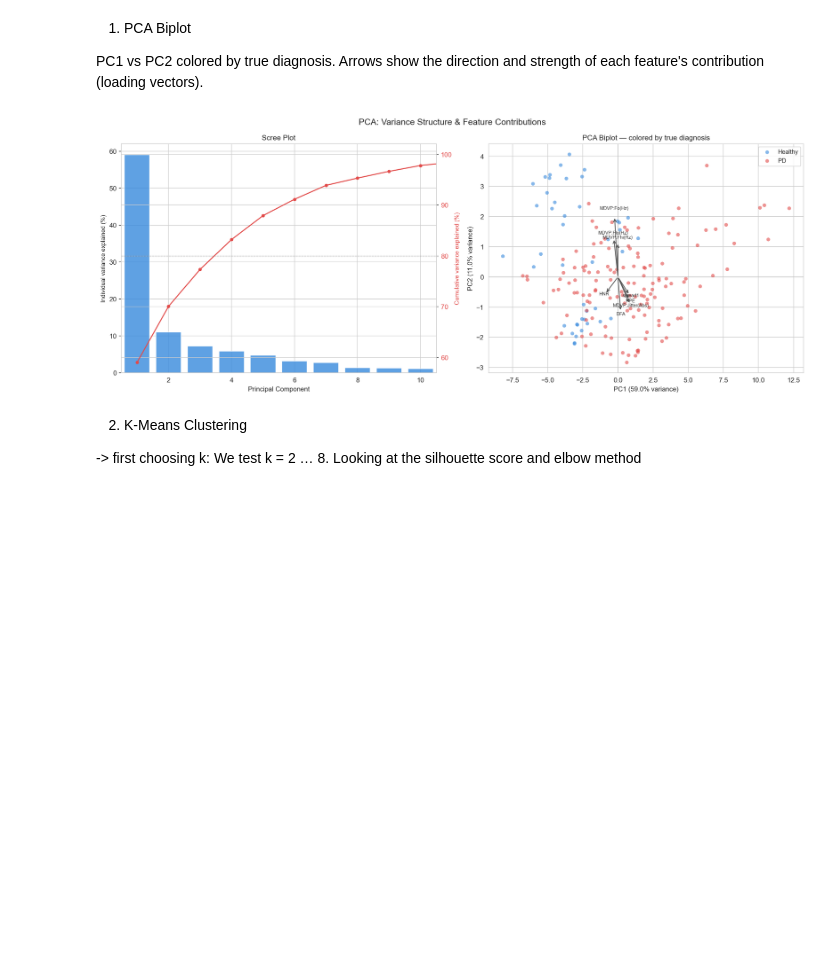
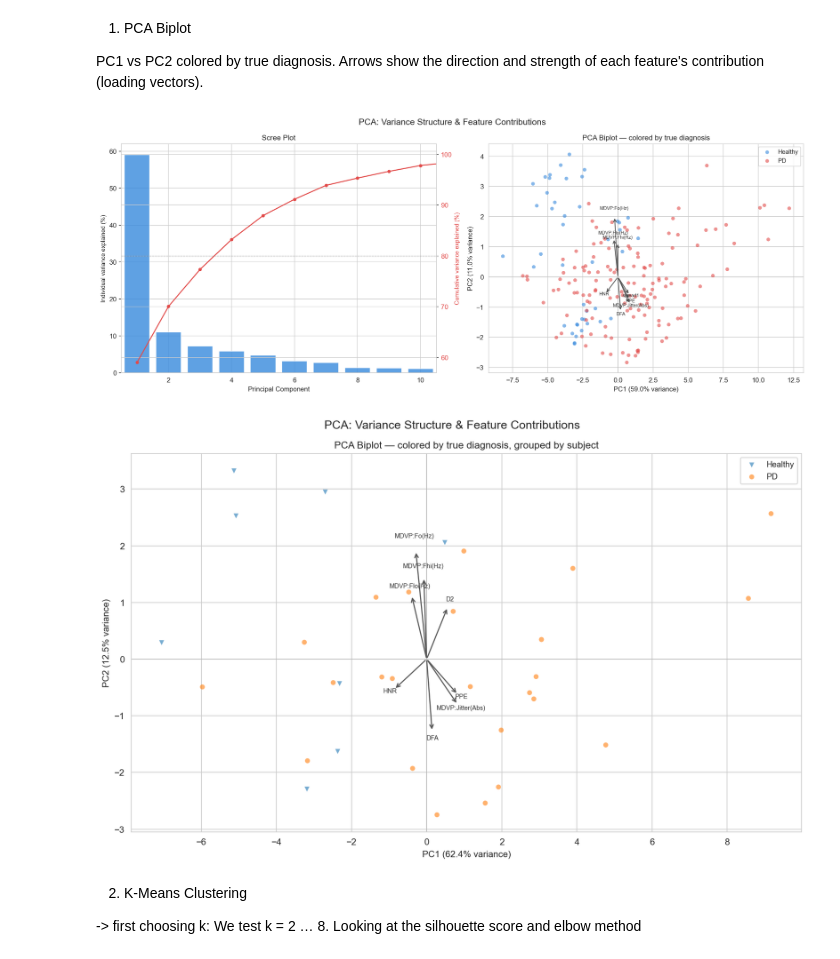
Before and after one commit to nataliia-stempkovska/FoDS-Parkinson, a Jupyter notebook: models/unsupervised-ml/clustering_analysis.ipynb, the cells around one changed output. Drawn from its saved outputs; the diff is of its cells as text; code cells hidden in the pictures; blank space fills up the shorter version.

Commit message:
smote comparison and gourped pcr biplot

```diff
--- a/models/unsupervised-ml/clustering_analysis.ipynb
+++ b/models/unsupervised-ml/clustering_analysis.ipynb
@@ -58,6 +58,20 @@ df = df.dropna().reset_index(drop=True)
 features = [c for c in df.columns if c not in ['name', 'subject', 'status']]
 y_true   = df['status'].values.astype(int)   # 1 = PD, 0 = Healthy
 
+subject_ids =  df['subject'].unique()
+
+# Group by subject and compute mean of all features at once
+df_grouped = df.groupby('subject')[features].mean().reset_index()
+
+# Add back the status label (same for all rows of a subject, so just take the first)
+df_grouped['status'] = df.groupby('subject')['status'].first().values
+
+y_true_grouped = df_grouped['status'].values.astype(int)
+
+
+print(df_grouped.shape)
+
+
 print(f'Recordings: {len(df)}  |  Features: {len(features)}')
 print(f'PD: {(y_true==1).sum()}  |  Healthy: {(y_true==0).sum()}')
 # %% [output]
@@ -151,6 +166,57 @@ plt.savefig('outputs/clustering_pca_biplot.png', dpi=200, bbox_inches='tight')
 plt.show()
 # %% [output]
 [figure]
+# %%
+# pca biplot grouped by name
+
+X_raw_grouped = df_grouped[features].copy()
+
+for f in LOG_FEATS:
+    if f in X_raw_grouped.columns and (X_raw_grouped[f] > 0).all():
+        X_raw_grouped[f] = np.log(X_raw_grouped[f])
+
+X_scaled_grouped = scaler.fit_transform(X_raw_grouped)
+
+# PCA for visualisation and biplot
+pca = PCA()
+X_pca_grouped = pca.fit_transform(X_scaled_grouped)
+ev_ratio = pca.explained_variance_ratio_
+
+fig, ax = plt.subplots(figsize=(11, 7))
+
+
+
+# scatter by true label
+for g, label, marker in [(0, 'Healthy', "v", ), (1, 'PD', "o")]:
+    m = y_true_grouped == g
+    ax.scatter(X_pca_grouped[m, 0], X_pca_grouped[m, 1],
+               marker=marker, label=label, alpha=0.6, s=30, edgecolors='none')
+
+# loading vectors — top 8 by magnitude in PC1/PC2 plane
+loadings = pca.components_[:2].T   # shape (n_features, 2)
+magnitudes = np.linalg.norm(loadings, axis=1)
+top_idx = np.argsort(magnitudes)[::-1][:8]
+
+scale = 3.5  # scale arrows to fit plot
+for i in top_idx:
+    ax.annotate('', xy=(loadings[i,0]*scale, loadings[i,1]*scale), xytext=(0,0),
+                arrowprops=dict(arrowstyle='->', color='#555555', lw=1.2))
+    ax.text(loadings[i,0]*scale*1.12, loadings[i,1]*scale*1.12,
+            features[i], fontsize=7, color='#333333', ha='center')
+
+ax.set_xlabel(f'PC1 ({ev_ratio[0]*100:.1f}% variance)', fontsize=10)
+ax.set_ylabel(f'PC2 ({ev_ratio[1]*100:.1f}% variance)', fontsize=10)
+ax.set_title('PCA Biplot — colored by true diagnosis, grouped by subject', fontsize=11)
+ax.legend(fontsize=9)
+ax.axhline(0, color='grey', linewidth=0.4, alpha=0.5)
+ax.axvline(0, color='grey', linewidth=0.4, alpha=0.5)
+
+fig.suptitle('PCA: Variance Structure & Feature Contributions', fontsize=13)
+plt.tight_layout()
+plt.savefig('outputs/clustering_pca_biplot_grouped.png', dpi=200, bbox_inches='tight')
+plt.show()
+# %% [output]
+[figure, added]
 # %% [markdown]
 2. K-Means Clustering
 
```
Also changed, not shown: parts of 1 cell of this notebook, 37 other files.
